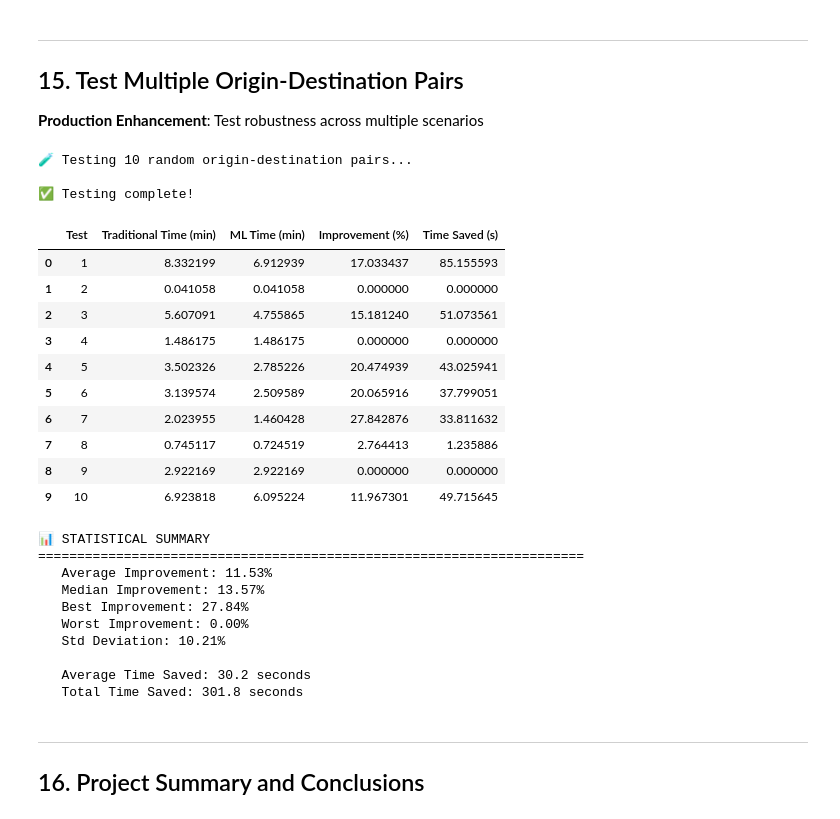
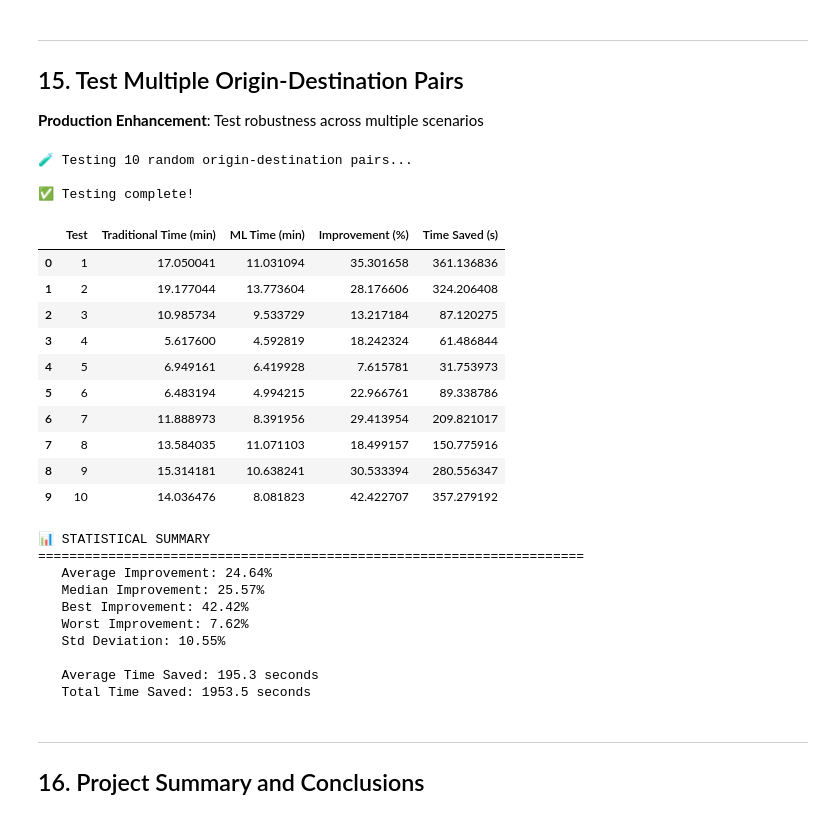
Before and after one commit to HuzaifaAbdulRehman/dijkstra-ml-routing-optimization, a Jupyter notebook: shortest_path_routing_PRODUCTION.ipynb, the cells around one changed output. Saved outputs shown, nothing was run; the diff lists cells and outputs as text; code cells hidden in the pictures.

```diff
--- a/shortest_path_routing_PRODUCTION.ipynb
+++ b/shortest_path_routing_PRODUCTION.ipynb
@@ -88,7 +122,7 @@ print(f"🕐 Started at: {datetime.now().strftime('%Y-%m-%d %H:%M:%S')}")
 # CITY = "Berkeley, California, USA"  # Medium (8,000+ nodes)
 # CITY = "Manhattan, New York, USA"  # Very large (25,000+ nodes, slow)
 # CITY = "Islamabad, Pakistan"  # Your city
-CITY = "Clifton, Karachi, Pakistan"
+CITY = "Oakland, California, USA"
 
 print(f"📍 Downloading street network for: {CITY}")
 print(f"⏳ This may take 1-2 minutes for large networks...\n")
@@ -1134,64 +1239,69 @@ def test_multiple_routes(G, G_ml, num_tests=10):
             route_ml_test = optimizer_ml_test.dijkstra_shortest_path(origin, dest, 'ml_travel_time')
 
             if route_trad and route_ml_test:
                 trad_time = route_trad['time_s'] / 60
                 ml_time = route_ml_test['time_s'] / 60
                 improvement = ((trad_time - ml_time) / trad_time) * 100
 
                 results.append({
                     'Test': i + 1,
                     'Traditional Time (min)': trad_time,
                     'ML Time (min)': ml_time,
                     'Improvement (%)': improvement,
                     'Time Saved (s)': (trad_time - ml_time) * 60
                 })
         except:
             continue
 
     results_df = pd.DataFrame(results)
     print("✅ Testing complete!\n")
-    display(results_df)
 
-    # Statistics
-    print("\n📊 STATISTICAL SUMMARY")
-    print("=" * 70)
-    print(f"   Average Improvement: {results_df['Improvement (%)'].mean():.2f}%")
-    print(f"   Median Improvement: {results_df['Improvement (%)'].median():.2f}%")
-    print(f"   Best Improvement: {results_df['Improvement (%)'].max():.2f}%")
-    print(f"   Worst Improvement: {results_df['Improvement (%)'].min():.2f}%")
-    print(f"   Std Deviation: {results_df['Improvement (%)'].std():.2f}%")
-    print(f"\n   Average Time Saved: {results_df['Time Saved (s)'].mean():.1f} seconds")
-    print(f"   Total Time Saved: {results_df['Time Saved (s)'].sum():.1f} seconds")
+    if len(results_df) > 0:
+        display(results_df)
+
+        # Statistics
+        print("\n📊 STATISTICAL SUMMARY")
+        print("=" * 70)
+        print(f"   Average Improvement: {results_df['Improvement (%)'].mean():.2f}%")
+        print(f"   Median Improvement: {results_df['Improvement (%)'].median():.2f}%")
+        print(f"   Best Improvement: {results_df['Improvement (%)'].max():.2f}%")
+        print(f"   Worst Improvement: {results_df['Improvement (%)'].min():.2f}%")
+        print(f"   Std Deviation: {results_df['Improvement (%)'].std():.2f}%")
+        print(f"\n   Average Time Saved: {results_df['Time Saved (s)'].mean():.1f} seconds")
+        print(f"   Total Time Saved: {results_df['Time Saved (s)'].sum():.1f} seconds")
+    else:
+        print("⚠️  No successful route calculations. Try different origin/destination pairs.")
+        print("   This may happen if nodes are disconnected or outside the network.")
 
     return results_df
 
 # Run tests
 test_results = test_multiple_routes(G, G_ml, num_tests=10)
 # %% [output]
 🧪 Testing 10 random origin-destination pairs...
 
 ✅ Testing complete!
 |  | Test | Traditional Time (min) | ML Time (min) | Improvement (%) | Time Saved (s) |
-| 0 | 1 | 8.332199 | 6.912939 | 17.033437 | 85.155593 |
-| 1 | 2 | 0.041058 | 0.041058 | 0.000000 | 0.000000 |
-| 2 | 3 | 5.607091 | 4.755865 | 15.181240 | 51.073561 |
-| 3 | 4 | 1.486175 | 1.486175 | 0.000000 | 0.000000 |
-| 4 | 5 | 3.502326 | 2.785226 | 20.474939 | 43.025941 |
-| 5 | 6 | 3.139574 | 2.509589 | 20.065916 | 37.799051 |
-| 6 | 7 | 2.023955 | 1.460428 | 27.842876 | 33.811632 |
-| 7 | 8 | 0.745117 | 0.724519 | 2.764413 | 1.235886 |
-| 8 | 9 | 2.922169 | 2.922169 | 0.000000 | 0.000000 |
-| 9 | 10 | 6.923818 | 6.095224 | 11.967301 | 49.715645 |
+| 0 | 1 | 17.050041 | 11.031094 | 35.301658 | 361.136836 |
+| 1 | 2 | 19.177044 | 13.773604 | 28.176606 | 324.206408 |
+| 2 | 3 | 10.985734 | 9.533729 | 13.217184 | 87.120275 |
+| 3 | 4 | 5.617600 | 4.592819 | 18.242324 | 61.486844 |
+| 4 | 5 | 6.949161 | 6.419928 | 7.615781 | 31.753973 |
+| 5 | 6 | 6.483194 | 4.994215 | 22.966761 | 89.338786 |
+| 6 | 7 | 11.888973 | 8.391956 | 29.413954 | 209.821017 |
+| 7 | 8 | 13.584035 | 11.071103 | 18.499157 | 150.775916 |
+| 8 | 9 | 15.314181 | 10.638241 | 30.533394 | 280.556347 |
+| 9 | 10 | 14.036476 | 8.081823 | 42.422707 | 357.279192 |
 📊 STATISTICAL SUMMARY
 ======================================================================
-   Average Improvement: 11.53%
-   Median Improvement: 13.57%
-   Best Improvement: 27.84%
-   Worst Improvement: 0.00%
-   Std Deviation: 10.21%
+   Average Improvement: 24.64%
+   Median Improvement: 25.57%
+   Best Improvement: 42.42%
+   Worst Improvement: 7.62%
+   Std Deviation: 10.55%
 
-   Average Time Saved: 30.2 seconds
-   Total Time Saved: 301.8 seconds
+   Average Time Saved: 195.3 seconds
+   Total Time Saved: 1953.5 seconds
 # %% [markdown]
 ---
 ## 16. Project Summary and Conclusions
```
Also changed, not shown: parts of 18 cells of this notebook, 4 other files.
